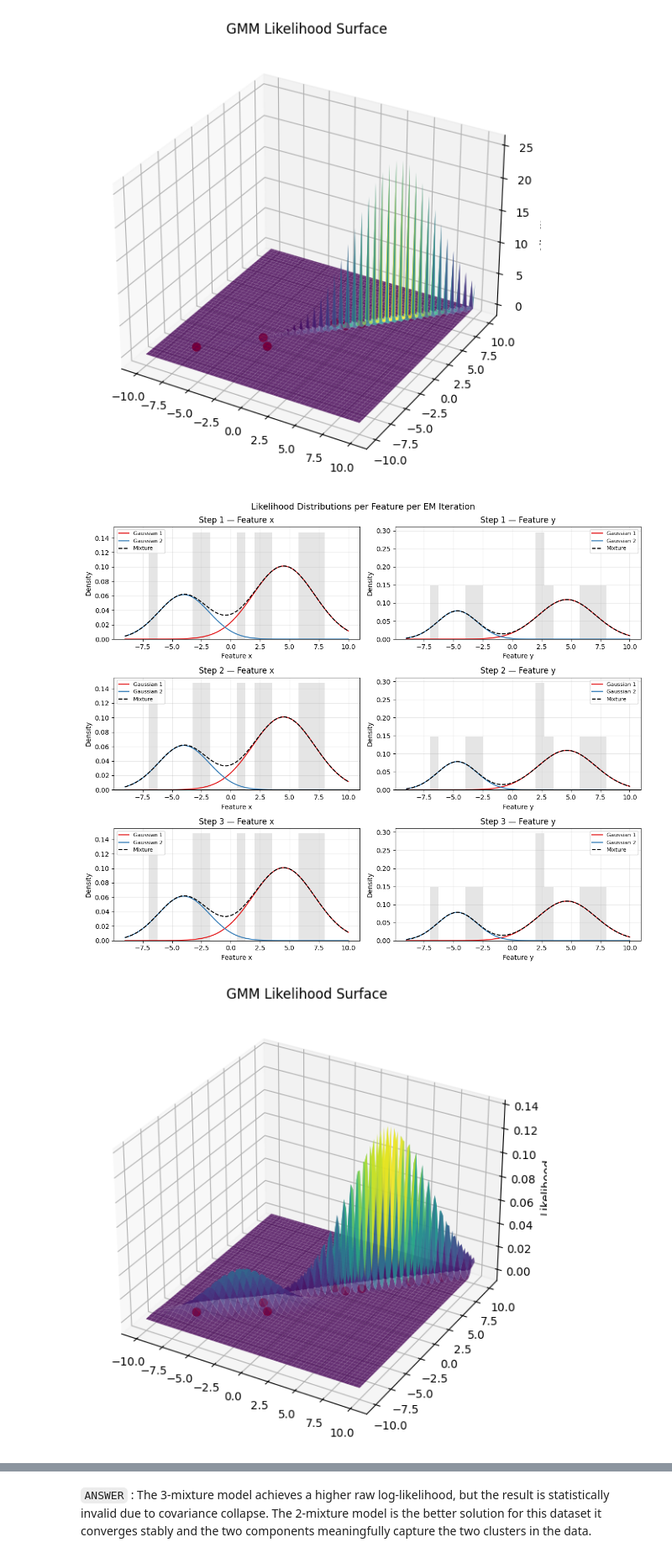
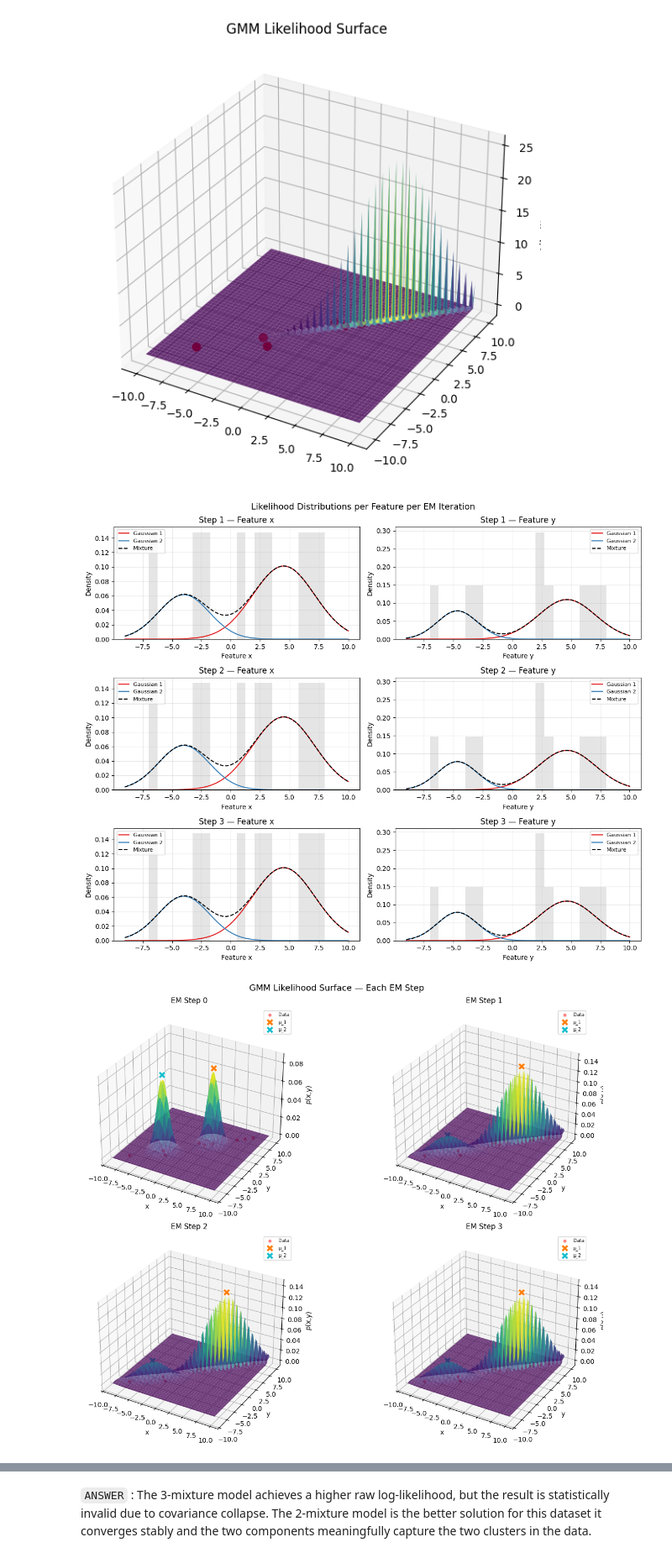
Before and after one commit to PavarisAsawa/PatternRecognition-Dimensionality_Reduction, a Jupyter notebook: Chapter1.ipynb, the cells around one changed output, grey strips where cells are left out. Shown at 84% size. Drawn from its saved outputs; the diff is of its cells as text; code cells hidden in the pictures.

```diff
--- a/Chapter1.ipynb
+++ b/Chapter1.ipynb
@@ -470,41 +543,72 @@ for idx, (step, mu_step, sigma_step, phi_step, _) in enumerate(history_2[1:]):
 
         for j in range(k_2):
             mean_j  = mu_step[j][feat_idx]
             std_j   = np.sqrt(sigma_step[j][feat_idx, feat_idx])  # marginal std
             weight_j = phi_step[j]
             y_vals  = weight_j * norm.pdf(x_range, mean_j, std_j)
             ax.plot(x_range, y_vals, label=f"Gaussian {j+1}", color=colors[j])
 
         # Total mixture
         total = sum(
             phi_step[j] * norm.pdf(x_range, mu_step[j][feat_idx],
                                    np.sqrt(sigma_step[j][feat_idx, feat_idx]))
             for j in range(k_2)
         )
         ax.plot(x_range, total, 'k--', label="Mixture", linewidth=1.5)
         ax.hist(X[:, feat_idx], bins=20, density=True, alpha=0.2, color='gray')
         ax.set_title(f"Step {step} — {feat_name}")
         ax.set_xlabel(feat_name)
         ax.set_ylabel("Density")
         ax.legend(fontsize=8)
         ax.grid(True, alpha=0.3)
 
 plt.suptitle("Likelihood Distributions per Feature per EM Iteration", fontsize=13)
 plt.tight_layout()
 plt.show()
 
-# Calculate weighted sum of Gaussians
-Z_2 = np.zeros(X_grid.shape)
-for j in range(k_2):
-    Z_2 += phi_step[j] * multivariate_normal(mu_step[j], sigma_step[j]).pdf(pos)
+x_min, x_max = X[:, 0].min() - 2, X[:, 0].max() + 2
+y_min, y_max = X[:, 1].min() - 2, X[:, 1].max() + 2
+xx, yy = np.meshgrid(np.linspace(x_min, x_max, 120),
+                     np.linspace(y_min, y_max, 120))
+pos = np.dstack((xx, yy))          # shape (120, 120, 2)
 
-fig = plt.figure(figsize=(10, 7))
-ax = fig.add_subplot(111, projection='3d')
-ax.plot_surface(X_grid, Y_grid, Z_2, cmap='viridis', alpha=0.8)
-ax.scatter(X[:, 0], X[:, 1], 0, c='red', s=50, label='Data (at Z=0)')
-ax.set_zlabel('Likelihood')
-plt.title("GMM Likelihood Surface")
+fig, axes = plt.subplots(2, 2, figsize=(14, 10),
+                         subplot_kw={"projection": "3d"})
+axes = axes.ravel()
+
+for ax, (step, mu_step, sigma_step, phi_step, _) in zip(axes, history_2):
+    Z = np.zeros(xx.shape)
+    for j in range(k_2):
+        Z += phi_step[j] * multivariate_normal(mu_step[j], sigma_step[j]).pdf(pos)
+
+    ax.plot_surface(xx, yy, Z, cmap="viridis", alpha=0.75, edgecolor="none")
+
+    # Data points projected onto z=0 plane
+    ax.scatter(X[:, 0], X[:, 1],
+               np.zeros(len(X)),
+               c="red", s=15, alpha=0.4, zorder=5, label="Data")
+
+    # Mean markers lifted slightly above the surface
+    for j in range(k_2):
+        z_at_mean = phi_step[j] * multivariate_normal(
+            mu_step[j], sigma_step[j]).pdf(mu_step[j])
+        ax.scatter(*mu_step[j], z_at_mean * 1.05,
+                   marker="X", s=120,
+                   color=["tab:orange", "tab:cyan"][j],
+                   edgecolors="white", linewidths=0.8,
+                   zorder=6, label=f"μ_{j+1}")
+
+    ax.set_title(f"EM Step {step}", fontsize=11, pad=8)
+    ax.set_xlabel("x", labelpad=4)
+    ax.set_ylabel("y", labelpad=4)
+    ax.set_zlabel("p(x,y)", labelpad=4)
+    ax.view_init(elev=30, azim=-60)
+    ax.grid(True, alpha=0.3)
+    ax.legend(fontsize=7, loc="upper right")
+
+plt.suptitle("GMM Likelihood Surface — Each EM Step", fontsize=13)
+plt.tight_layout()
 plt.show()
 # %% [output]
 [figure]
-[figure, old version]
+[figure, new version]
```
Also changed, not shown: parts of 5 cells of this notebook, 1 other file.
